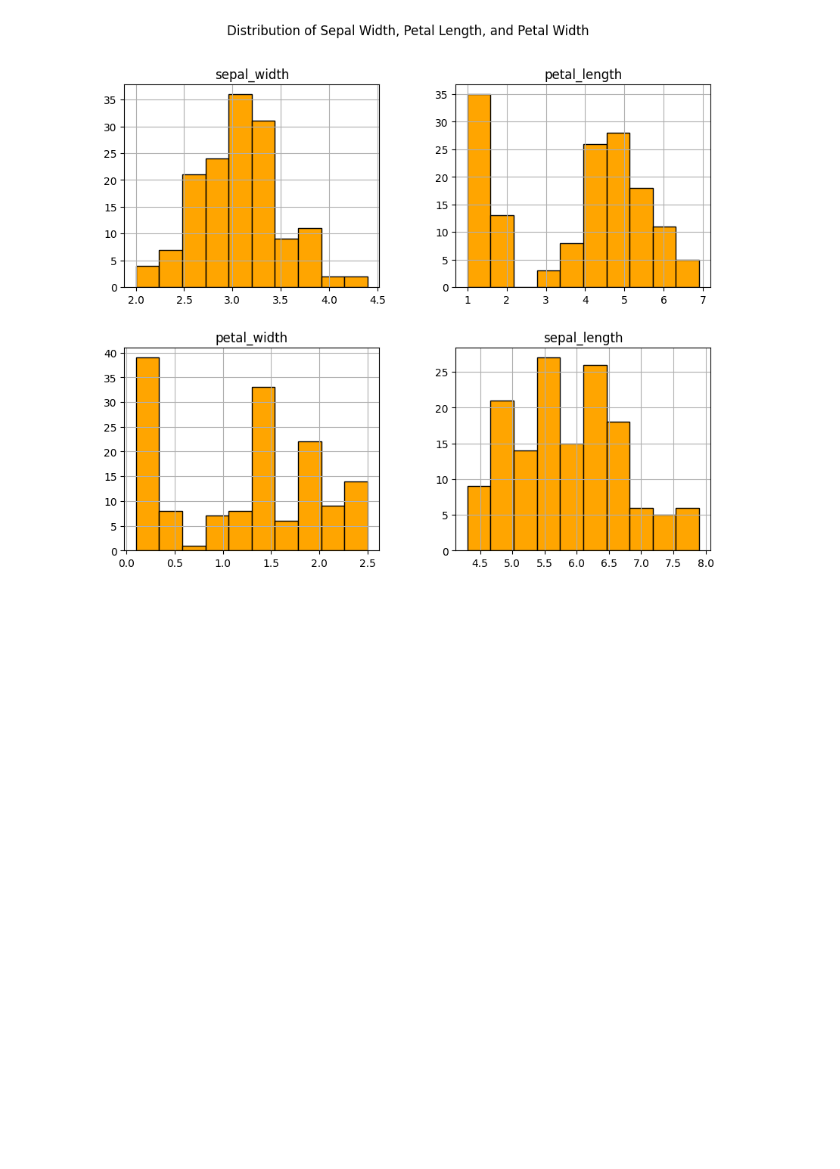
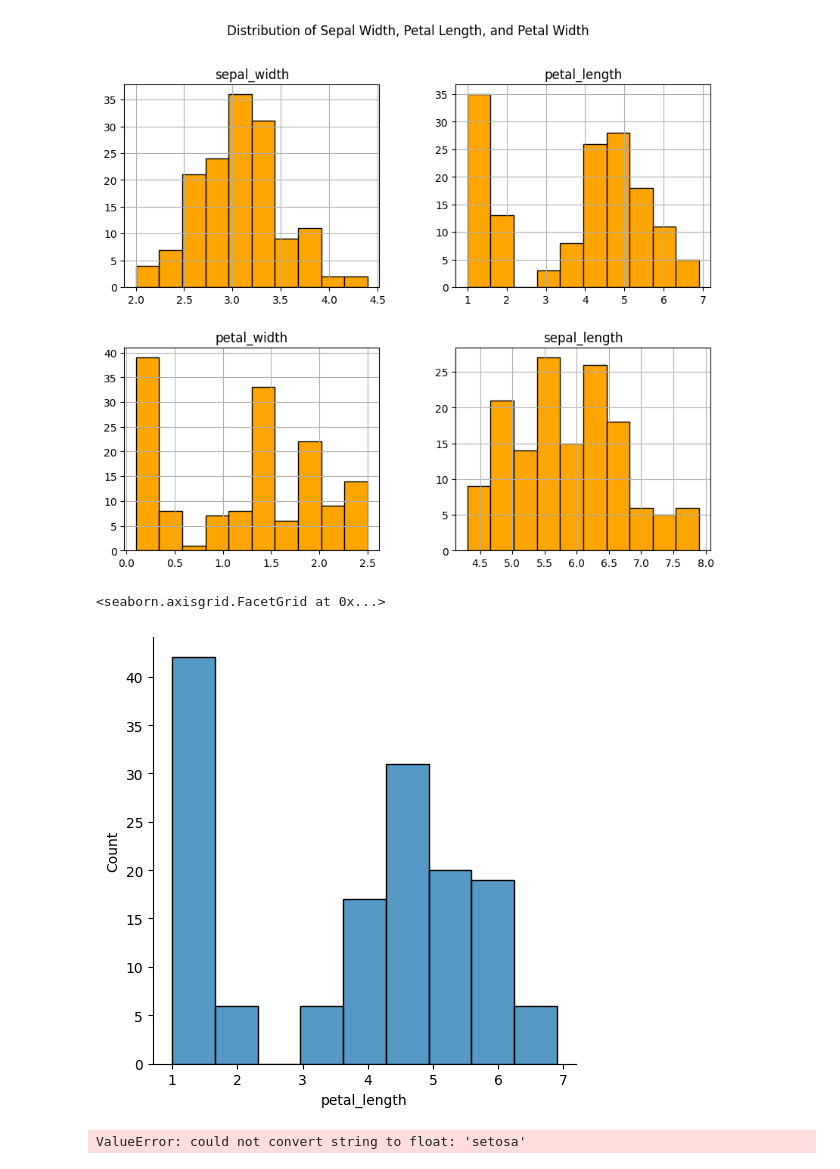
Before and after one commit to Dostonbek9830/codveda_intern_with_dostonbek, a Jupyter notebook: notebooks/task_1.ipynb, the cells around one changed output. Saved outputs shown, nothing was run; the diff lists cells and outputs as text; code cells hidden in the pictures; blank space fills up the shorter version.

```diff
--- a/notebooks/task_1.ipynb
+++ b/notebooks/task_1.ipynb
@@ -94,3 +94,16 @@ plt.suptitle('Distribution of Sepal Width, Petal Length, and Petal Width')
 plt.show()
 # %% [output]
 [figure]
+# %%
+import seaborn as sns
+sns.displot(df['petal_length'])
+# %% [output]
+<seaborn.axisgrid.FacetGrid at 0x...>
+[figure, added]
+# %%
+corr_matrix = df.corr()
+sns.heatmap(corr_matrix, annot=True, cmap='coolwarm')
+plt.title('Correlation Matrix of Iris Dataset')
+plt.show()
+# %% [output]
+ValueError: could not convert string to float: 'setosa'
```
Also changed, not shown: 1 other file.
